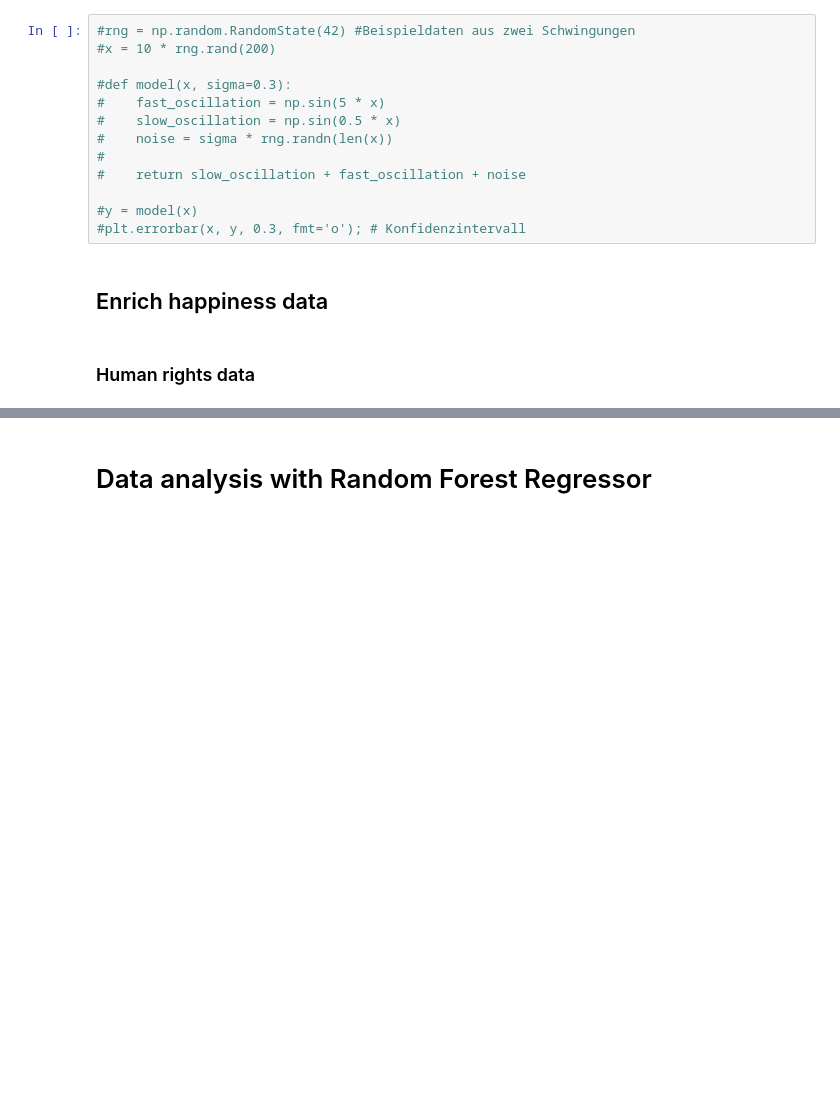
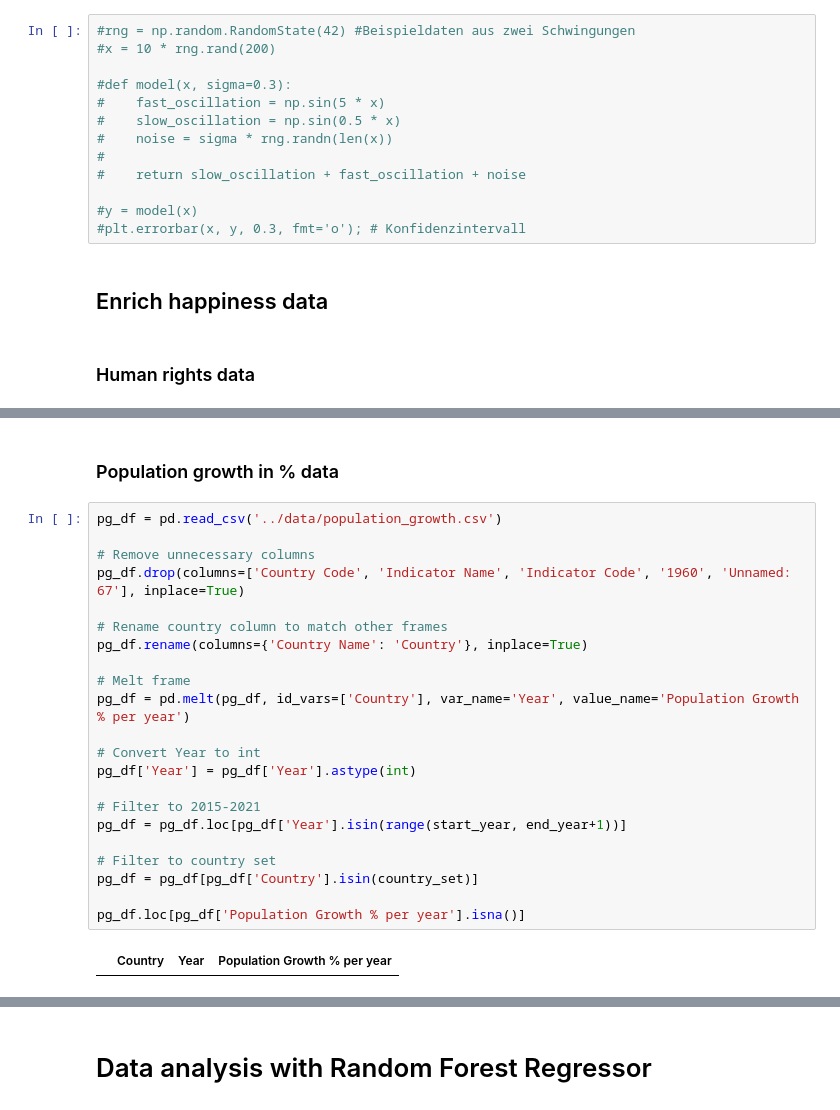
Before and after one commit to thirdcoffee/predicting-world-happiness, a Jupyter notebook: notebooks/predictor.ipynb, the cells around one changed output, grey strips where cells are left out. Saved outputs shown, nothing was run; the diff lists cells and outputs as text; blank space fills up the shorter version.

```diff
--- a/notebooks/predictor.ipynb
+++ b/notebooks/predictor.ipynb
@@ -128,0 +154,26 @@ hr_df.head()
+# %% [markdown]
+### Population growth in % data
+# %%
+pg_df = pd.read_csv('../data/population_growth.csv')
+
+# Remove unnecessary columns
+pg_df.drop(columns=['Country Code', 'Indicator Name', 'Indicator Code', '1960', 'Unnamed: 67'], inplace=True)
+
+# Rename country column to match other frames
+pg_df.rename(columns={'Country Name': 'Country'}, inplace=True)
+
+# Melt frame
+pg_df = pd.melt(pg_df, id_vars=['Country'], var_name='Year', value_name='Population Growth % per year')
+
+# Convert Year to int
+pg_df['Year'] = pg_df['Year'].astype(int)
+
+# Filter to 2015-2021
+pg_df = pg_df.loc[pg_df['Year'].isin(range(start_year, end_year+1))]
+
+# Filter to country set
+pg_df = pg_df[pg_df['Country'].isin(country_set)]
+
+pg_df.loc[pg_df['Population Growth % per year'].isna()]
+# %% [output]
+|  | Country | Year | Population Growth % per year |
```
Also changed, not shown: parts of 16 cells of this notebook, 6 other files.
